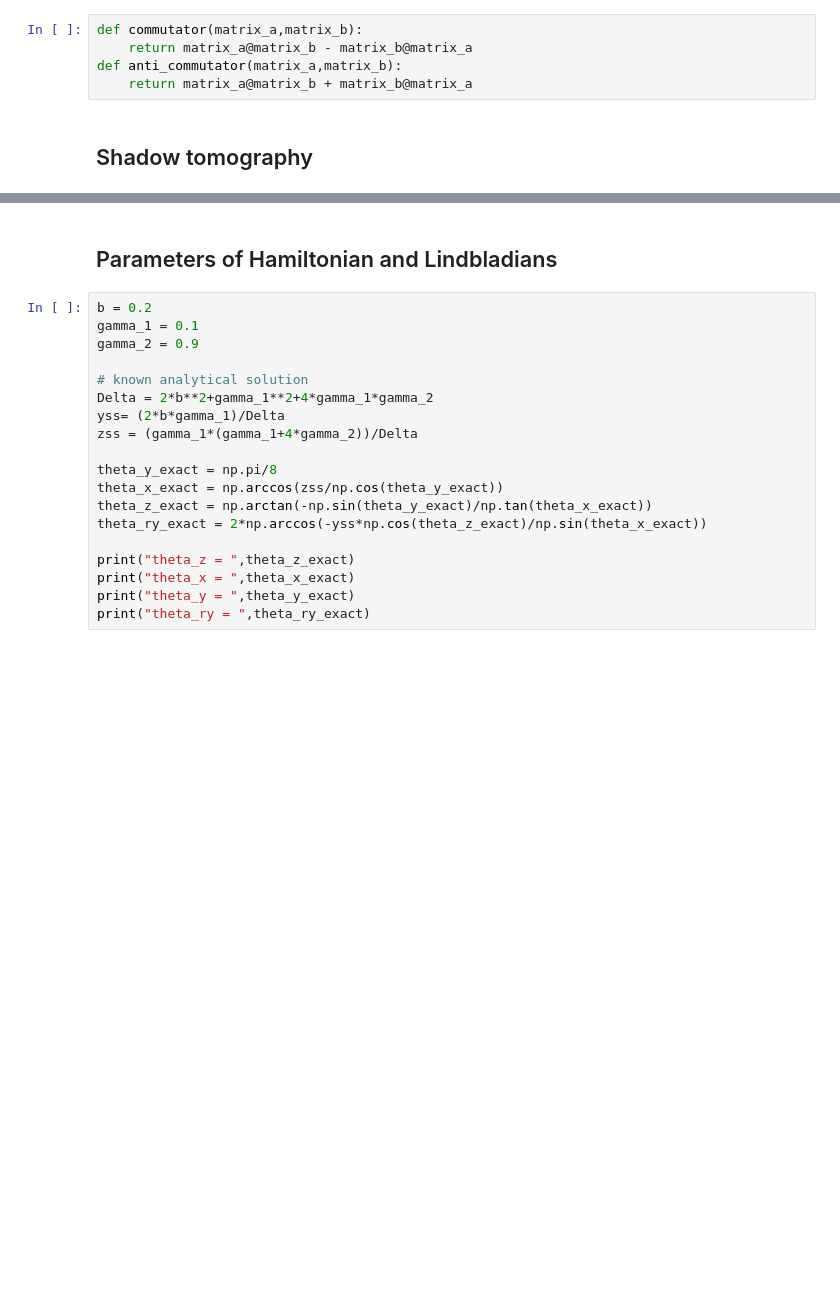
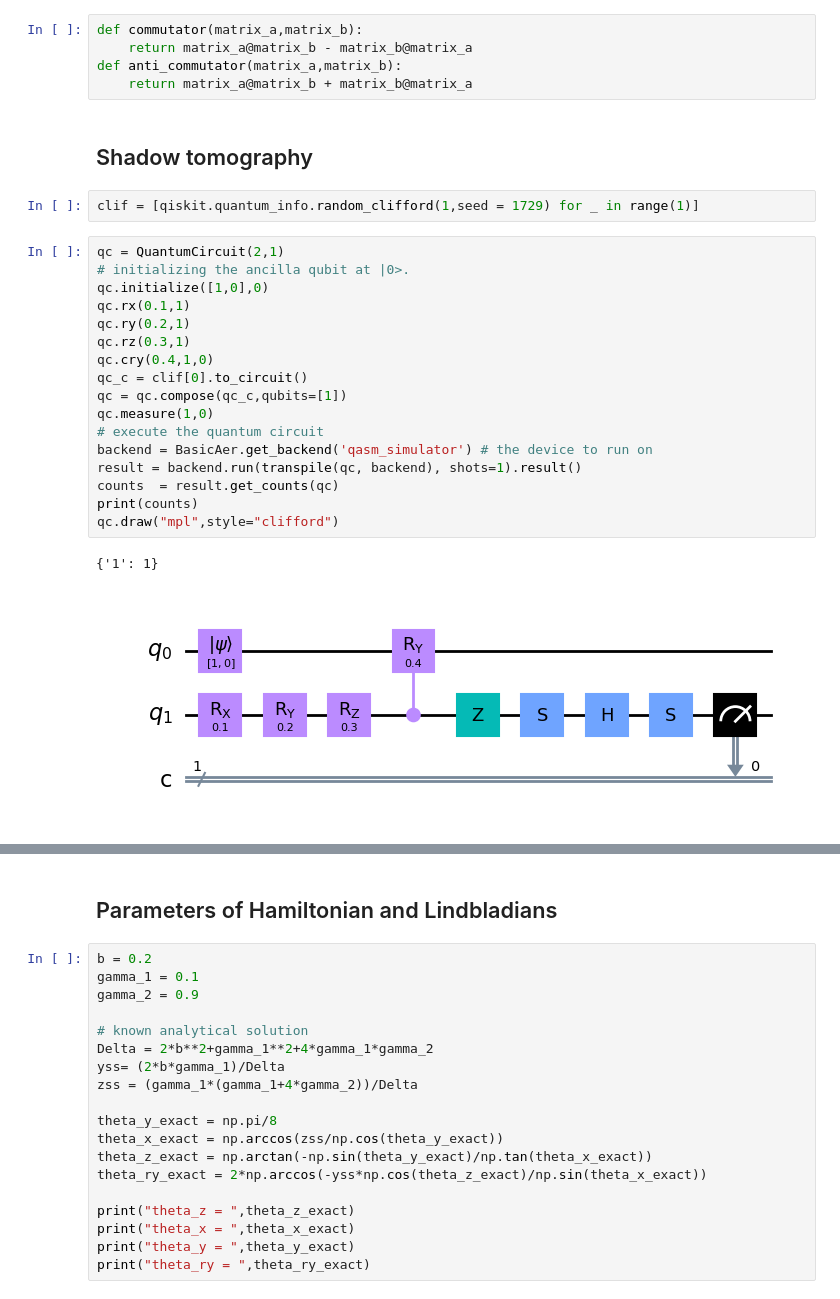
Before and after one commit to psasanka1729/Ultimate-QM-MM, a Jupyter notebook: shadow_tomography_qiskit_code.ipynb, the cells around one changed output, grey strips where cells are left out. Cells and saved outputs as stored; diff of their text form; blank space fills up the shorter version.

```diff
--- a/shadow_tomography_qiskit_code.ipynb
+++ b/shadow_tomography_qiskit_code.ipynb
@@ -28,3 +28,25 @@ def anti_commutator(matrix_a,matrix_b):
     return matrix_a@matrix_b + matrix_b@matrix_a
 # %% [markdown]
 ## Shadow tomography
+# %%
+clif = [qiskit.quantum_info.random_clifford(1,seed = 1729) for _ in range(1)]
+# %%
+qc = QuantumCircuit(2,1)
+# initializing the ancilla qubit at |0>.
+qc.initialize([1,0],0)
+qc.rx(0.1,1)
+qc.ry(0.2,1)
+qc.rz(0.3,1)
+qc.cry(0.4,1,0)
+qc_c = clif[0].to_circuit()
+qc = qc.compose(qc_c,qubits=[1])
+qc.measure(1,0)
+# execute the quantum circuit
+backend = BasicAer.get_backend('qasm_simulator') # the device to run on
+result = backend.run(transpile(qc, backend), shots=1).result()
+counts  = result.get_counts(qc)
+print(counts)
+qc.draw("mpl",style="clifford")
+# %% [output]
+{'1': 1}
+[figure, added]
```
Also changed, not shown: parts of 3 cells of this notebook.
